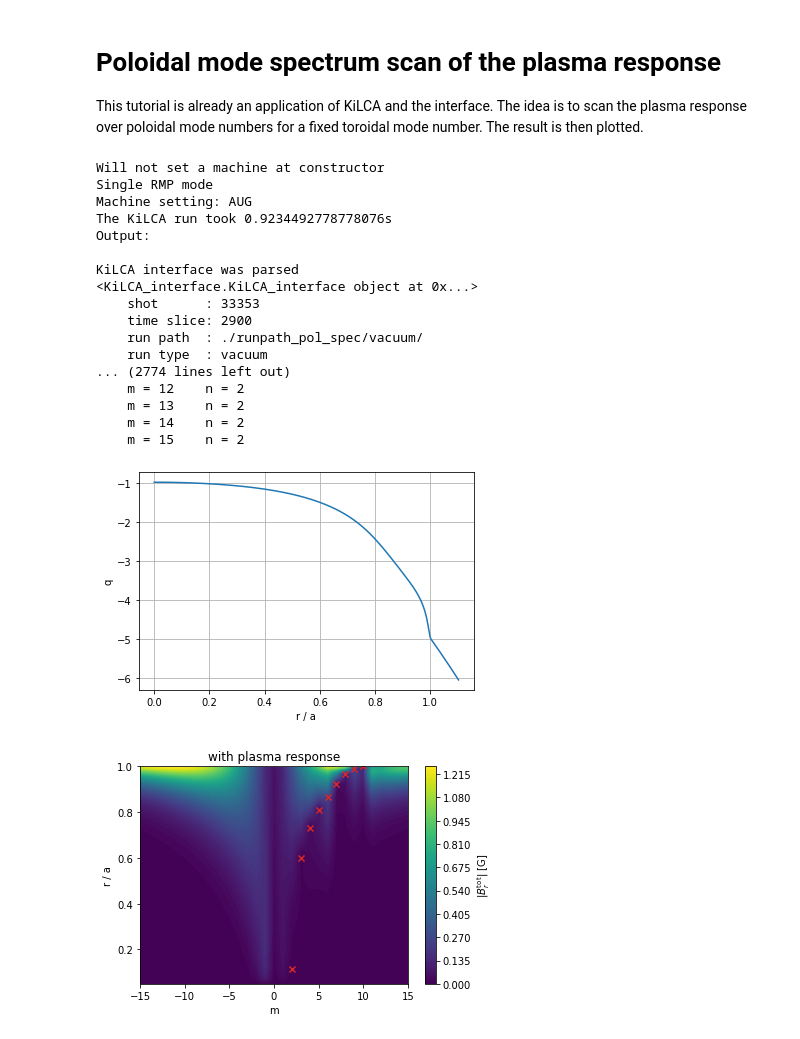
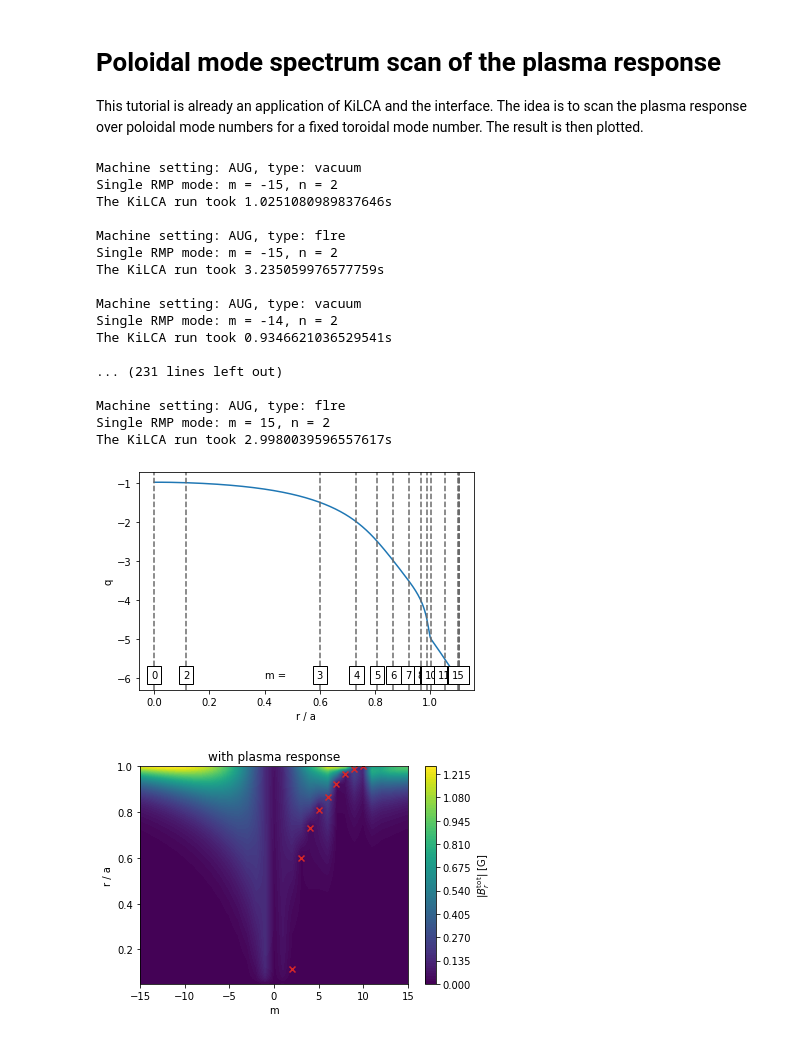
Before and after one commit to itpplasma/KAMEL, a Jupyter notebook: python/kilca_interface/tutorial/poloidal_spectrum_scan.ipynb, the cells around one changed output. Cells and saved outputs as stored; diff of their text form; code cells hidden in the pictures.

Commit message:
Reduced the text/debugging output of the interface.

```diff
--- a/python/kilca_interface/tutorial/poloidal_spectrum_scan.ipynb
+++ b/python/kilca_interface/tutorial/poloidal_spectrum_scan.ipynb
@@ -28,9 +28,9 @@ r_flre = np.empty(0)
 
 for m in m_modes:
     run_type = 'vacuum'
-    kil_in = KiLCA_interface(33353, 2900, runpath, run_type, machine=None)
+    kil_in = KiLCA_interface(33353, 2900, runpath, run_type, machine='AUG')
     kil_in.set_modes(m,n_mode)
-    kil_in.set_ASDEX(1)
+    #kil_in.set_ASDEX(1)
     kil_in.antenna.data['flab'] = [1.0, 0.0]
     kil_in.write()
     kil_in.run()
@@ -43,9 +43,9 @@ for m in m_modes:
     Br_vac = np.append(Br_vac, np.interp(r_vac, kil_post_vac.r, kil_post_vac.Br_real + 1j * kil_post_vac.Br_imag))
 
     run_type = 'flre'
-    kil_in = KiLCA_interface(33353, 2900, runpath, run_type, machine=None)
+    kil_in = KiLCA_interface(33353, 2900, runpath, run_type, machine='AUG')
     kil_in.set_modes(m,n_mode)
-    kil_in.set_ASDEX(1)
+    #kil_in.set_ASDEX(1)
     kil_in.antenna.data['flab'] = [1.0, 0.0]
     kil_in.write()
     kil_in.run()
@@ -60,23 +60,23 @@ for m in m_modes:
 Br_flre = Br_flre.reshape(mode_max_min*2+1, len(r_flre)).transpose()
 Br_vac = Br_vac.reshape(mode_max_min*2+1, len(r_vac)).transpose()
 # %% [output]
-Will not set a machine at constructor
-Single RMP mode
-Machine setting: AUG
-The KiLCA run took 0.9234492778778076s
-Output:
+Machine setting: AUG, type: vacuum
+Single RMP mode: m = -15, n = 2
+The KiLCA run took 1.0251080989837646s
 
-KiLCA interface was parsed
-<KiLCA_interface.KiLCA_interface object at 0x...>
-    shot      : 33353
-    time slice: 2900
-    run path  : ./runpath_pol_spec/vacuum/
-    run type  : vacuum
-... (2774 lines left out)
-    m = 12    n = 2
-    m = 13    n = 2
-    m = 14    n = 2
-    m = 15    n = 2
+Machine setting: AUG, type: flre
+Single RMP mode: m = -15, n = 2
+The KiLCA run took 3.235059976577759s
+
+Machine setting: AUG, type: vacuum
+Single RMP mode: m = -14, n = 2
+The KiLCA run took 0.9346621036529541s
+
+... (231 lines left out)
+
+Machine setting: AUG, type: flre
+Single RMP mode: m = 15, n = 2
+The KiLCA run took 2.9980039596557617s
 # %%
 q_dat = np.loadtxt('./runpath_pol_spec/profiles/q.dat')
 
@@ -91,12 +91,17 @@ for m in m_modes:
 # %%
 plt.figure()
 plt.plot(q_dat[:,0] / a,q_dat[:,1])
+count = 0
+for res in r_res:
+    plt.axvline(res / a, ls='--', c ='dimgrey')
+    plt.text(res / a, -6, str(int(m_pos[count])), ha='center', bbox=dict(facecolor= 'w'))
+    count = count + 1
+plt.text(0.4, -6, 'm = ')
 plt.xlabel('r / a')
 plt.ylabel('q')
-plt.grid()
 plt.show()
 # %% [output]
-[figure, old version]
+[figure, new version]
 # %%
 plt.figure()
 uind = 420
```
Also changed, not shown: parts of 2 cells of this notebook, 5 other files.
